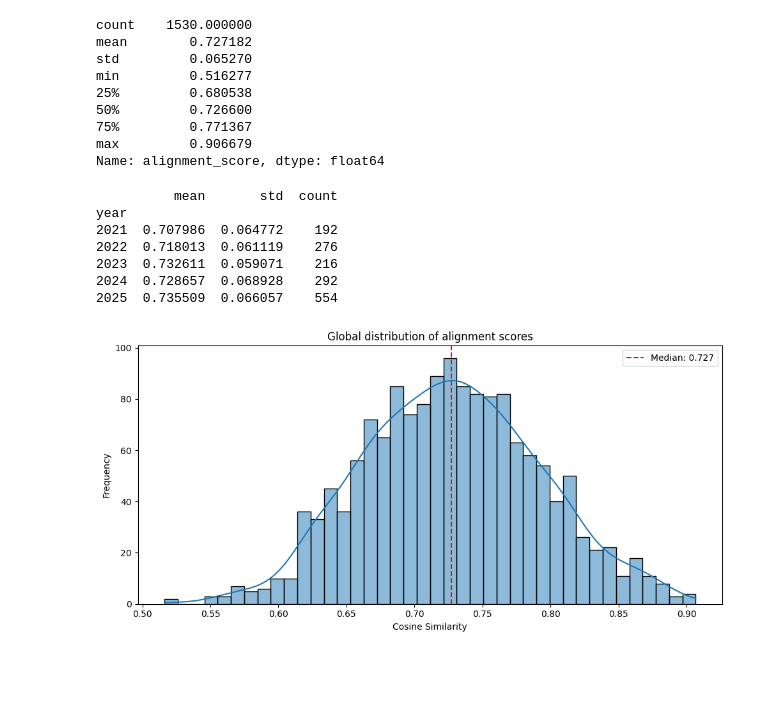
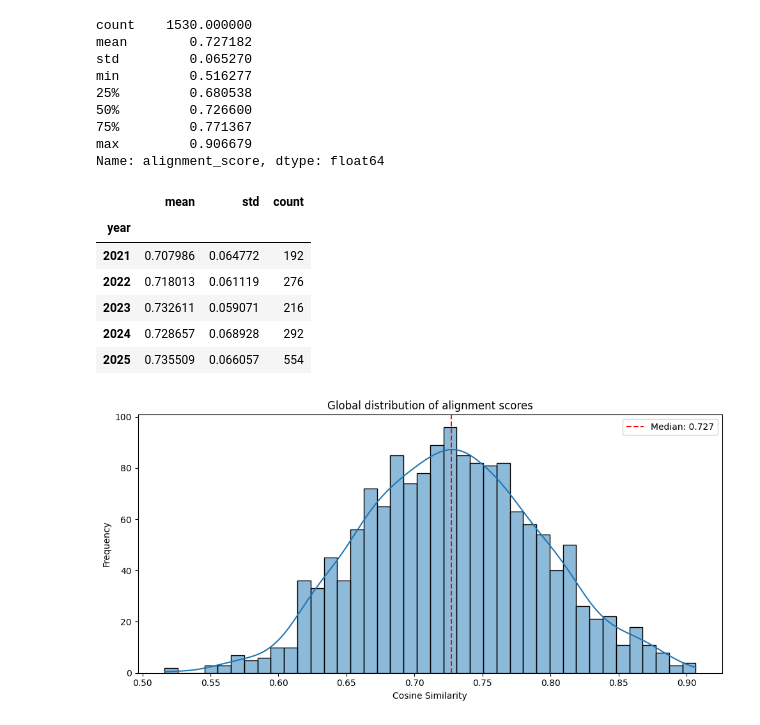
Before and after one commit to MasterCruelty/nlp-scientific-journal-analysis, a Jupyter notebook: Results.ipynb, the cells around one changed output. Saved outputs shown, nothing was run; the diff lists cells and outputs as text; code cells hidden in the pictures; blank space fills up the shorter version.

```diff
--- a/Results.ipynb
+++ b/Results.ipynb
@@ -28,15 +30,15 @@ min         0.516277
 max         0.906679
 Name: alignment_score, dtype: float64
 # %%
-print(data.groupby("year")["alignment_score"].agg(["mean","std", "count"]))
+data.groupby("year")["alignment_score"].agg(["mean","std", "count"])
 # %% [output]
-          mean       std  count
-year
-2021  0.707986  0.064772    192
-2022  0.718013  0.061119    276
-2023  0.732611  0.059071    216
-2024  0.728657  0.068928    292
-2025  0.735509  0.066057    554
+|  | mean | std | count |
+| year |  |  |  |
+| 2021 | 0.707986 | 0.064772 | 192 |
+| 2022 | 0.718013 | 0.061119 | 276 |
+| 2023 | 0.732611 | 0.059071 | 216 |
+| 2024 | 0.728657 | 0.068928 | 292 |
+| 2025 | 0.735509 | 0.066057 | 554 |
 # %%
 #Global distribution of alignment scores
 plt.figure(figsize=(10, 5))
```
Also changed, not shown: parts of 6 cells of this notebook.
